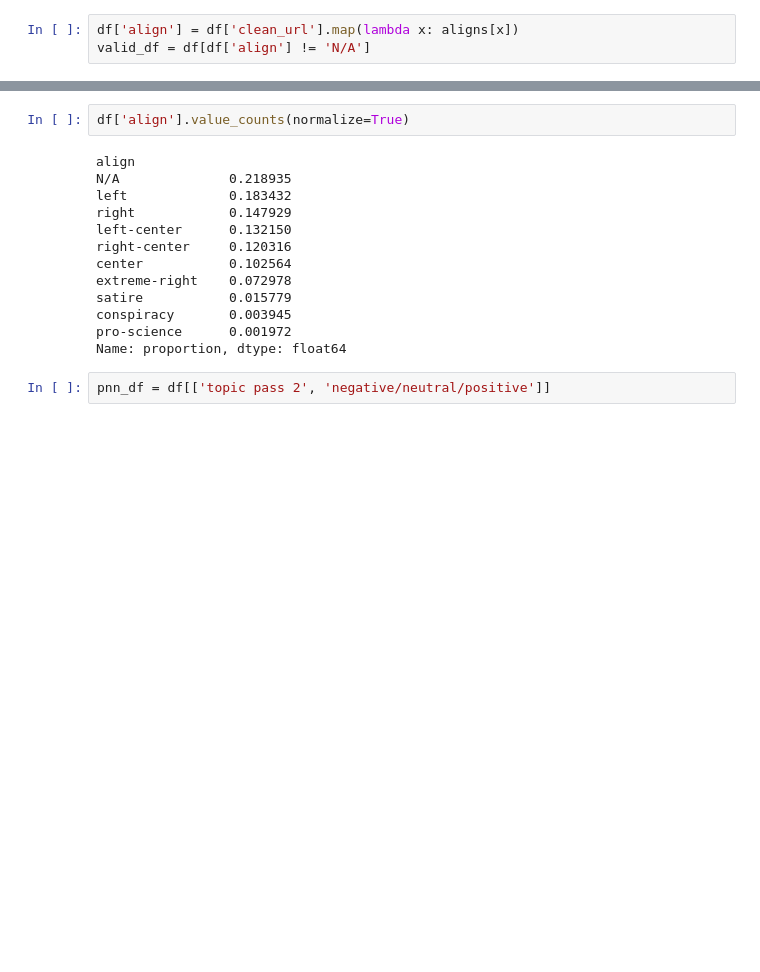
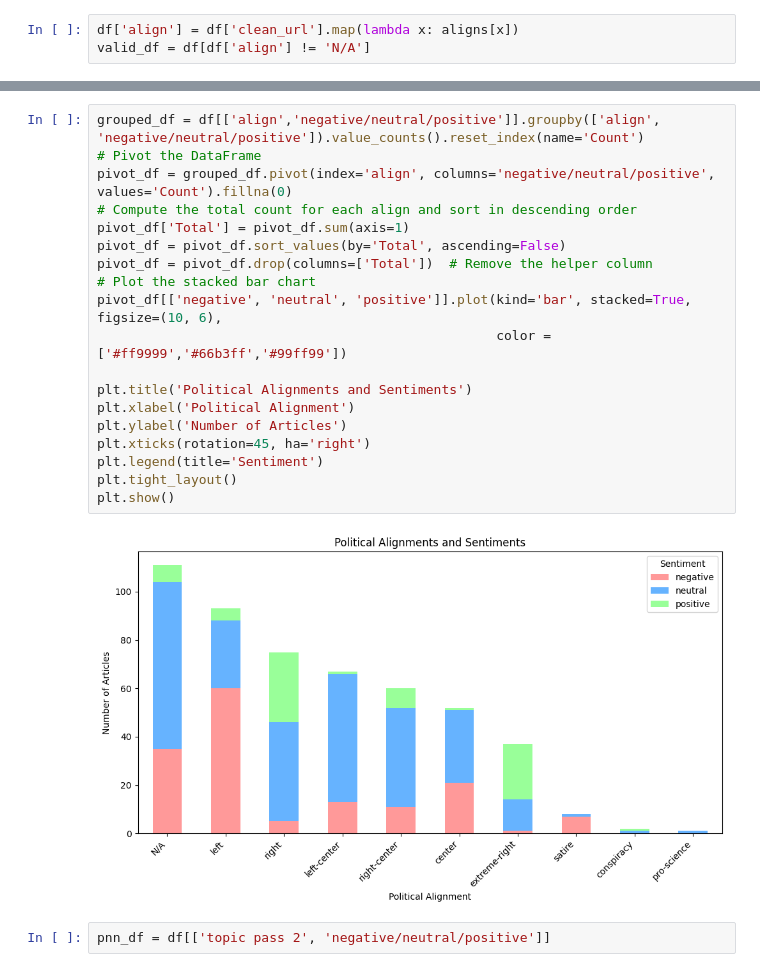
Before and after one commit to jikaelgagnon/comp370-final-project, a Jupyter notebook: scripts/testing.ipynb, the cells around one changed output, grey strips where cells are left out. Saved outputs shown, nothing was run; the diff lists cells and outputs as text; blank space fills up the shorter version.

Commit message:
Add new bar chart

```diff
--- a/scripts/testing.ipynb
+++ b/scripts/testing.ipynb
@@ -496,18 +499,24 @@ df.head()
-# %%
-df['align'].value_counts(normalize=True)
-# %% [output]
-align
-N/A              0.218935
-left             0.183432
-right            0.147929
-left-center      0.132150
-right-center     0.120316
-center           0.102564
-extreme-right    0.072978
-satire           0.015779
-conspiracy       0.003945
-pro-science      0.001972
-Name: proportion, dtype: float64
+# %%
+grouped_df = df[['align','negative/neutral/positive']].groupby(['align', 'negative/neutral/positive']).value_counts().reset_index(name='Count')
+# Pivot the DataFrame
+pivot_df = grouped_df.pivot(index='align', columns='negative/neutral/positive', values='Count').fillna(0)
+# Compute the total count for each align and sort in descending order
+pivot_df['Total'] = pivot_df.sum(axis=1)
+pivot_df = pivot_df.sort_values(by='Total', ascending=False)
+pivot_df = pivot_df.drop(columns=['Total'])  # Remove the helper column
+# Plot the stacked bar chart
+pivot_df[['negative', 'neutral', 'positive']].plot(kind='bar', stacked=True, figsize=(10, 6),
+                                                   color = ['#ff9999','#66b3ff','#99ff99'])
+
+plt.title('Political Alignments and Sentiments')
+plt.xlabel('Political Alignment')
+plt.ylabel('Number of Articles')
+plt.xticks(rotation=45, ha='right')
+plt.legend(title='Sentiment')
+plt.tight_layout()
+plt.show()
+# %% [output]
+[figure, added]
 # %%
 pnn_df = df[['topic pass 2', 'negative/neutral/positive']]
 # %%
```
Also changed, not shown: parts of 12 cells of this notebook, 3 other files.
